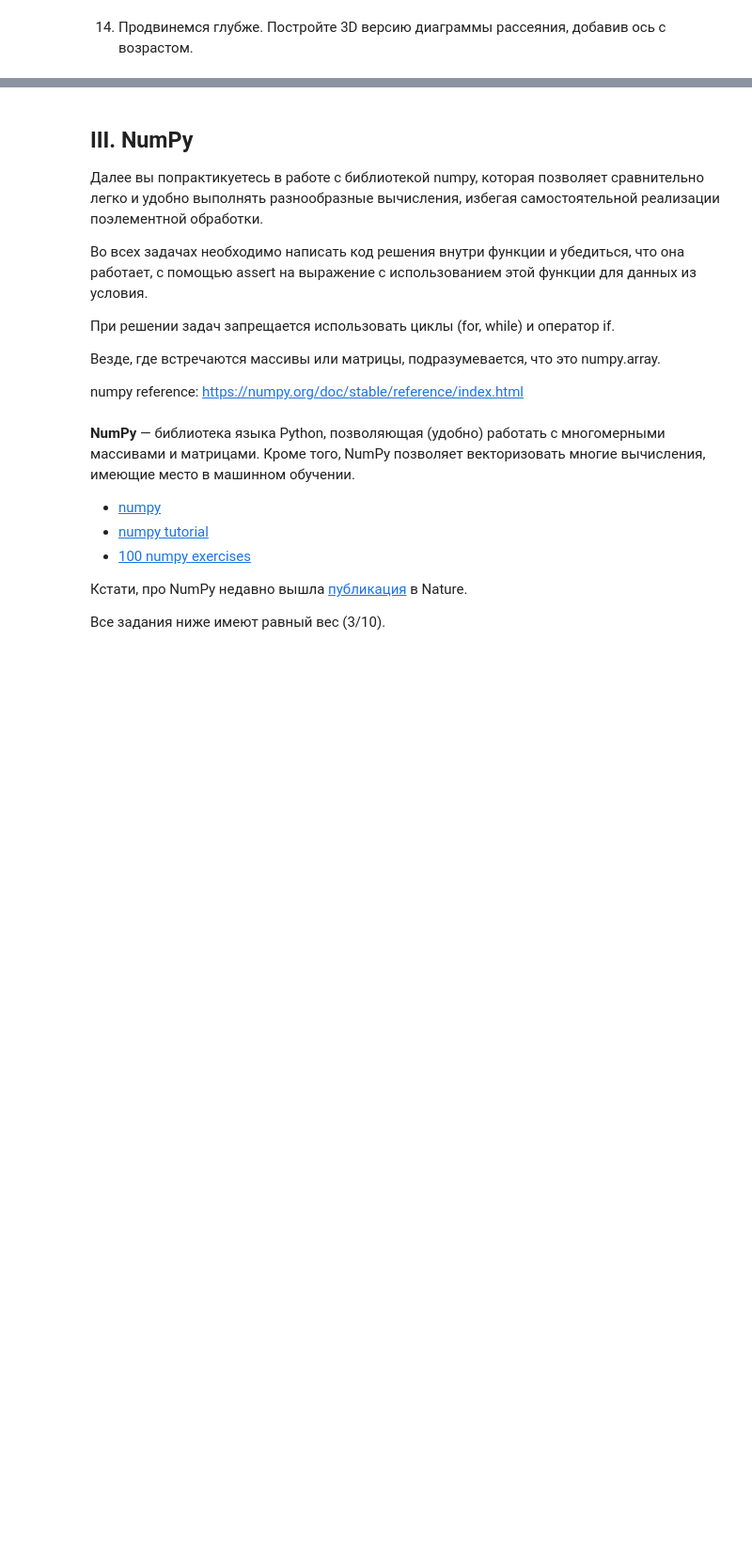
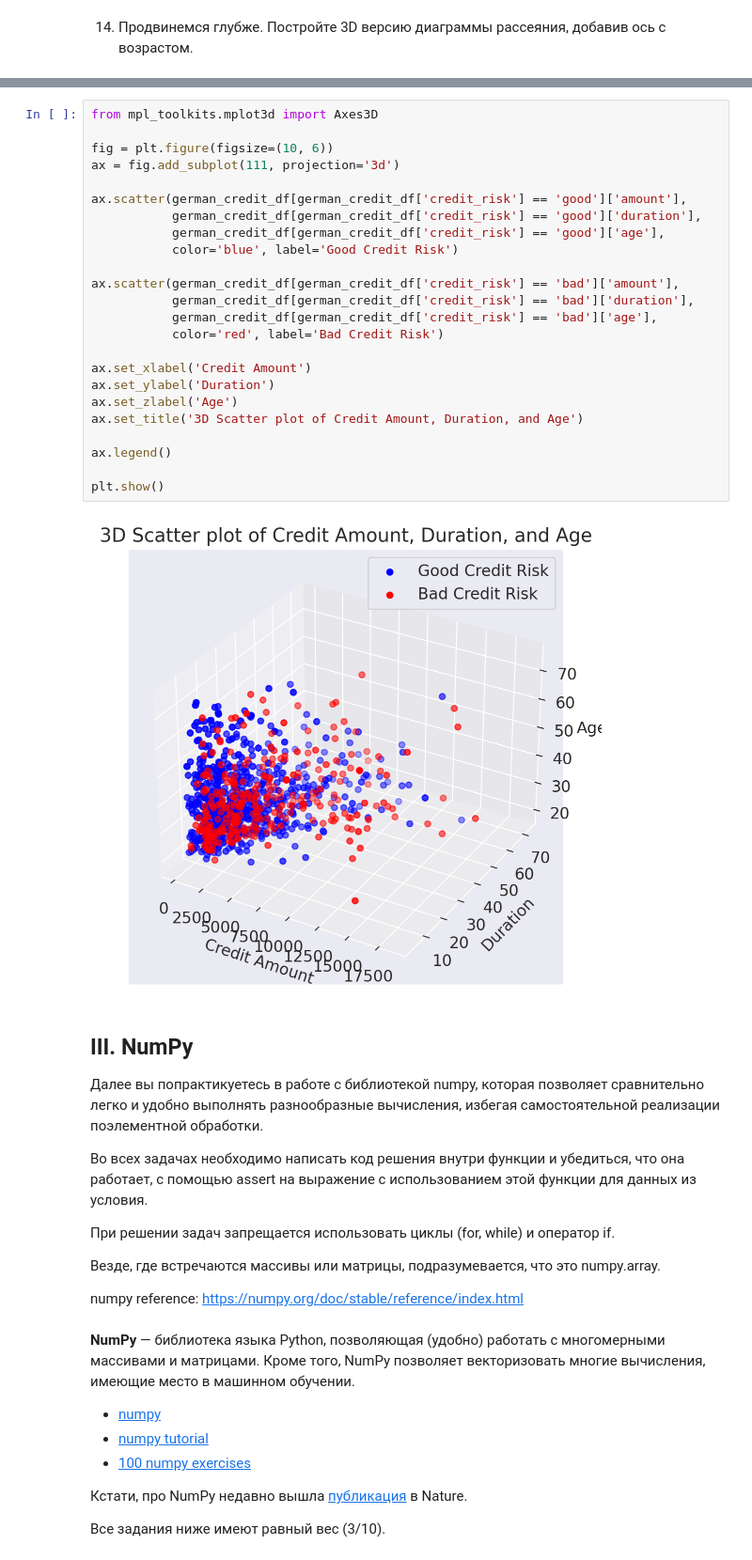
Before and after one commit to EdPogosyan/ML_Ed, a Jupyter notebook: HW-1/hw_practice_sirius_01_pandas_numpy_viz.ipynb, the cells around one changed output, grey strips where cells are left out. Shown at 94% size. Saved outputs shown, nothing was run; the diff lists cells and outputs as text; blank space fills up the shorter version.

```diff
--- a/HW-1/hw_practice_sirius_01_pandas_numpy_viz.ipynb
+++ b/HW-1/hw_practice_sirius_01_pandas_numpy_viz.ipynb
@@ -907,3 +949,29 @@ plt.show()
+# %%
+from mpl_toolkits.mplot3d import Axes3D
+
+fig = plt.figure(figsize=(10, 6))
+ax = fig.add_subplot(111, projection='3d')
+
+ax.scatter(german_credit_df[german_credit_df['credit_risk'] == 'good']['amount'],
+           german_credit_df[german_credit_df['credit_risk'] == 'good']['duration'],
+           german_credit_df[german_credit_df['credit_risk'] == 'good']['age'],
+           color='blue', label='Good Credit Risk')
+
+ax.scatter(german_credit_df[german_credit_df['credit_risk'] == 'bad']['amount'],
+           german_credit_df[german_credit_df['credit_risk'] == 'bad']['duration'],
+           german_credit_df[german_credit_df['credit_risk'] == 'bad']['age'],
+           color='red', label='Bad Credit Risk')
+
+ax.set_xlabel('Credit Amount')
+ax.set_ylabel('Duration')
+ax.set_zlabel('Age')
+ax.set_title('3D Scatter plot of Credit Amount, Duration, and Age')
+
+ax.legend()
+
+plt.show()
+# %% [output]
+[figure, added]
 # %% [markdown]
 ## III. NumPy
 
```
Also changed, not shown: parts of 5 cells of this notebook.
